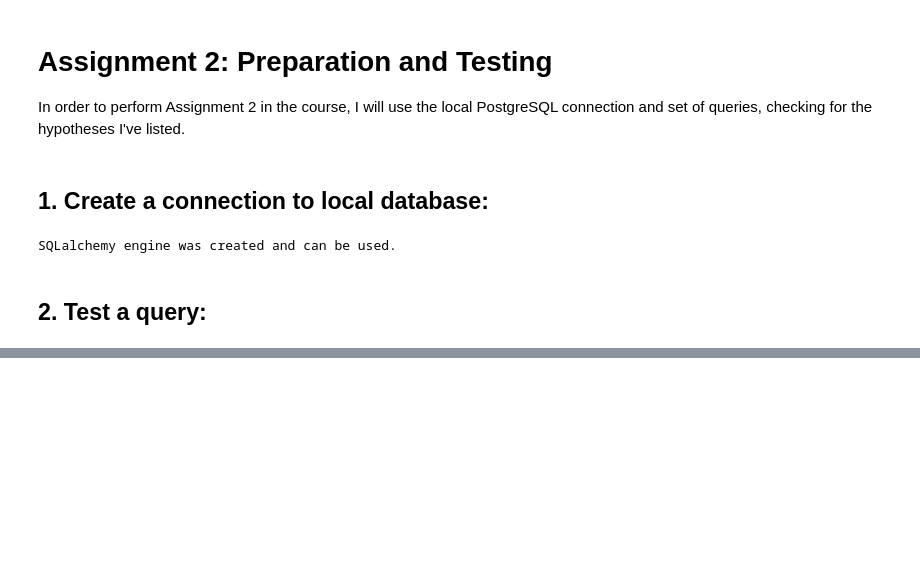
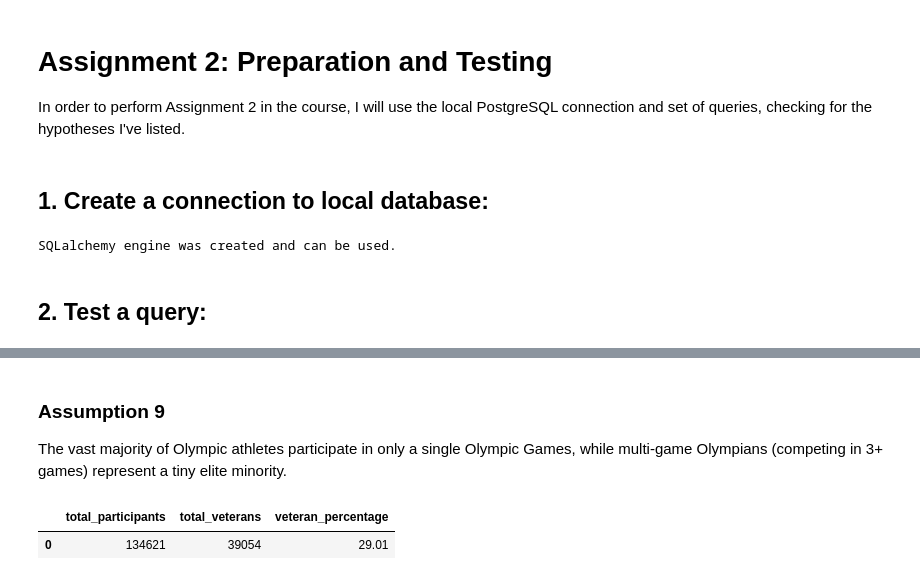
Before and after one commit to skibodaria/ucdavis_sport_stats, a Jupyter notebook: analysis/04_desc_stats.ipynb, the cells around one changed output, grey strips where cells are left out. Cells and saved outputs as stored; diff of their text form; code cells hidden in the pictures; blank space fills up the shorter version.

```diff
--- a/analysis/04_desc_stats.ipynb
+++ b/analysis/04_desc_stats.ipynb
@@ -390,0 +502,37 @@ See above. This is true. But we can re-verify:
+# %% [markdown]
+### Assumption 9
+
+The vast majority of Olympic athletes participate in only a single Olympic Games, while multi-game Olympians (competing in 3+ games) represent a tiny elite minority.<br>
+# %%
+query_a9 = """
+WITH athlete_summary AS (
+    SELECT
+        ag.athlete_id,
+        COUNT(DISTINCT ag.game_id) AS total_games
+    FROM athlete_games AS ag
+    GROUP BY ag.athlete_id
+),
+metrics AS (
+    SELECT
+        COUNT(athlete_id) AS total_participants,
+        COUNT(CASE WHEN total_games > 1 THEN 1 END) AS total_veterans,
+        COUNT(CASE WHEN total_games = 1 THEN 1 END) AS total_one_time
+    FROM athlete_summary
+)
+SELECT
+    total_participants,
+    total_veterans,
+    ROUND(100.0 * total_veterans / total_participants, 2) AS veteran_percentage
+FROM metrics;
+"""
+
+with engine.connect() as connection:
+    result = connection.execute(
+        text(query_a9)
+    )
+df_a9 = pd.read_sql(text(query_a9),con=engine)
+# %%
+df_a9
+# %% [output]
+|  | total_participants | total_veterans | veteran_percentage |
+| 0 | 134621 | 39054 | 29.01 |
```
Also changed, not shown: parts of 15 cells of this notebook, 1 other file.
